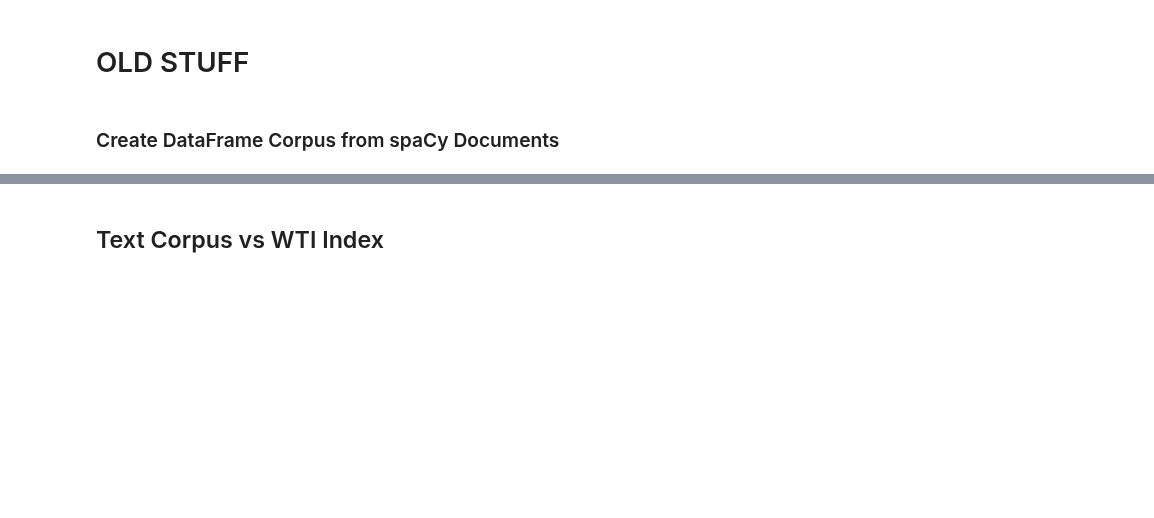
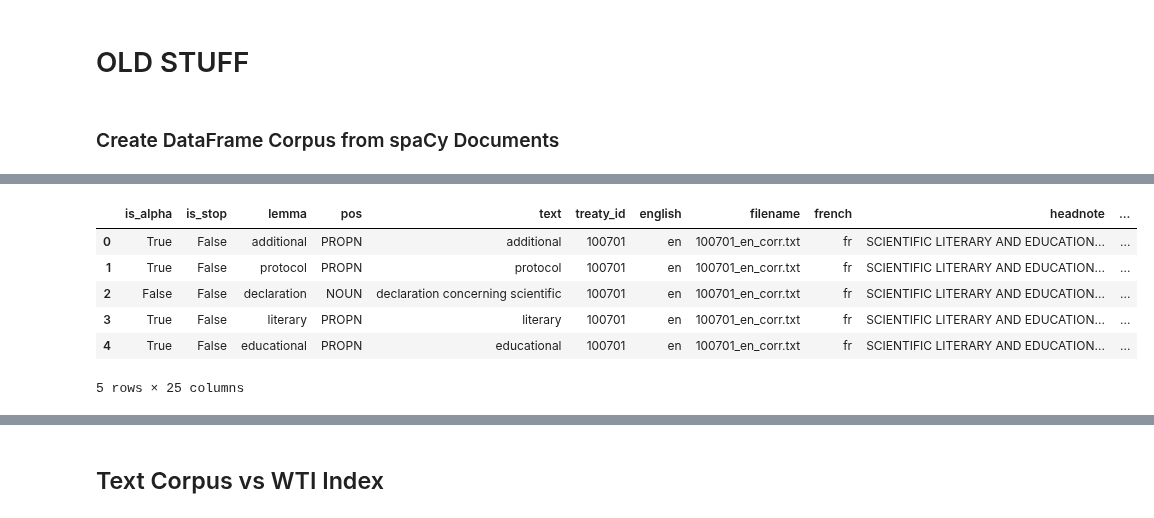
Before and after one commit to humlab/the_culture_of_international_relations, a Jupyter notebook: 3_text_analysis/treaty_corpus_basic_stats.ipynb, the cells around one changed output, grey strips where cells are left out. Cells and saved outputs as stored; diff of their text form; code cells hidden in the pictures; blank space fills up the shorter version.

Commit message:
Basic corpus stats additions

```diff
--- a/3_text_analysis/treaty_corpus_basic_stats.ipynb
+++ b/3_text_analysis/treaty_corpus_basic_stats.ipynb
@@ -1423,0 +1394,2 @@ df_corpus2 = pd.read_csv('spaCy_PoS_corpus.csv', index_col=0, sep='\t', encoding
+# %%
+df = df_corpus.merge(df_documents, left_on='treaty_id', right_index=True, how='inner')
@@ -1424,3 +1401,13 @@ df_corpus2 = pd.read_csv('spaCy_PoS_corpus.csv', index_col=0, sep='\t', encoding
+# %%
+df.head()
+# %% [output]
+|  | is_alpha | is_stop | lemma | pos | text | treaty_id | english | filename | french | headnote | ... |
+| 0 | True | False | additional | PROPN | additional | 100701 | en | 100701_en_corr.txt | fr | SCIENTIFIC LITERARY AND EDUCATION... | ... |
+| 1 | True | False | protocol | PROPN | protocol | 100701 | en | 100701_en_corr.txt | fr | SCIENTIFIC LITERARY AND EDUCATION... | ... |
+| 2 | False | False | declaration | NOUN | declaration concerning scientific | 100701 | en | 100701_en_corr.txt | fr | SCIENTIFIC LITERARY AND EDUCATION... | ... |
+| 3 | True | False | literary | PROPN | literary | 100701 | en | 100701_en_corr.txt | fr | SCIENTIFIC LITERARY AND EDUCATION... | ... |
+| 4 | True | False | educational | PROPN | educational | 100701 | en | 100701_en_corr.txt | fr | SCIENTIFIC LITERARY AND EDUCATION... | ... |
+5 rows × 25 columns
 # %%
 df_treaty_pos_tokens = df_corpus[~df_corpus.Stop&~df_corpus.POS.isin(['SPACE', 'PUNCT'])].groupby(['treaty_id', 'Lemma', 'POS']).size()
 df_treaty_pos_tokens = df_treaty_pos_tokens.reset_index().rename(columns={'Lemma': 'lemma', 'POS': 'pos', 0: 'count'})
```
Also changed, not shown: parts of 16 cells of this notebook, 2 other files.
